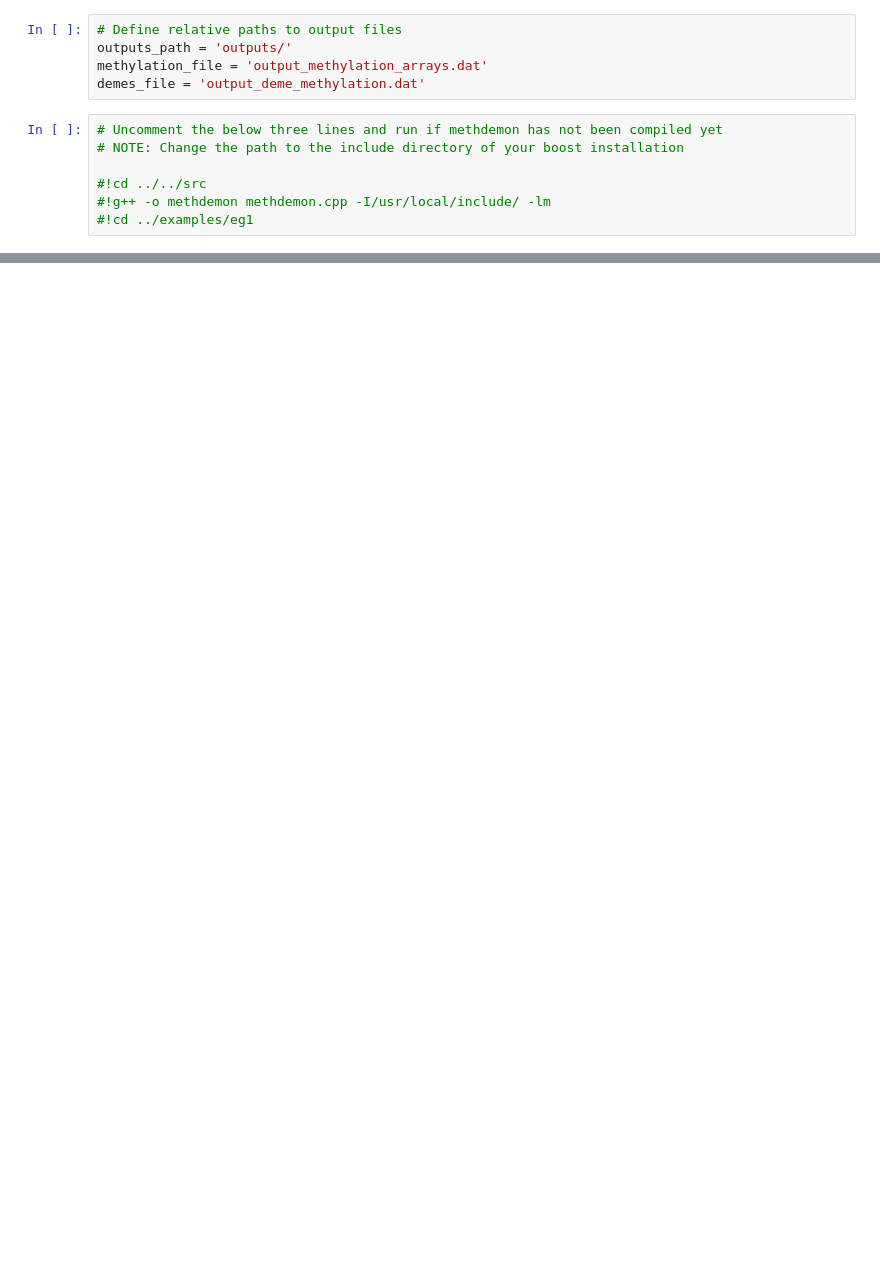
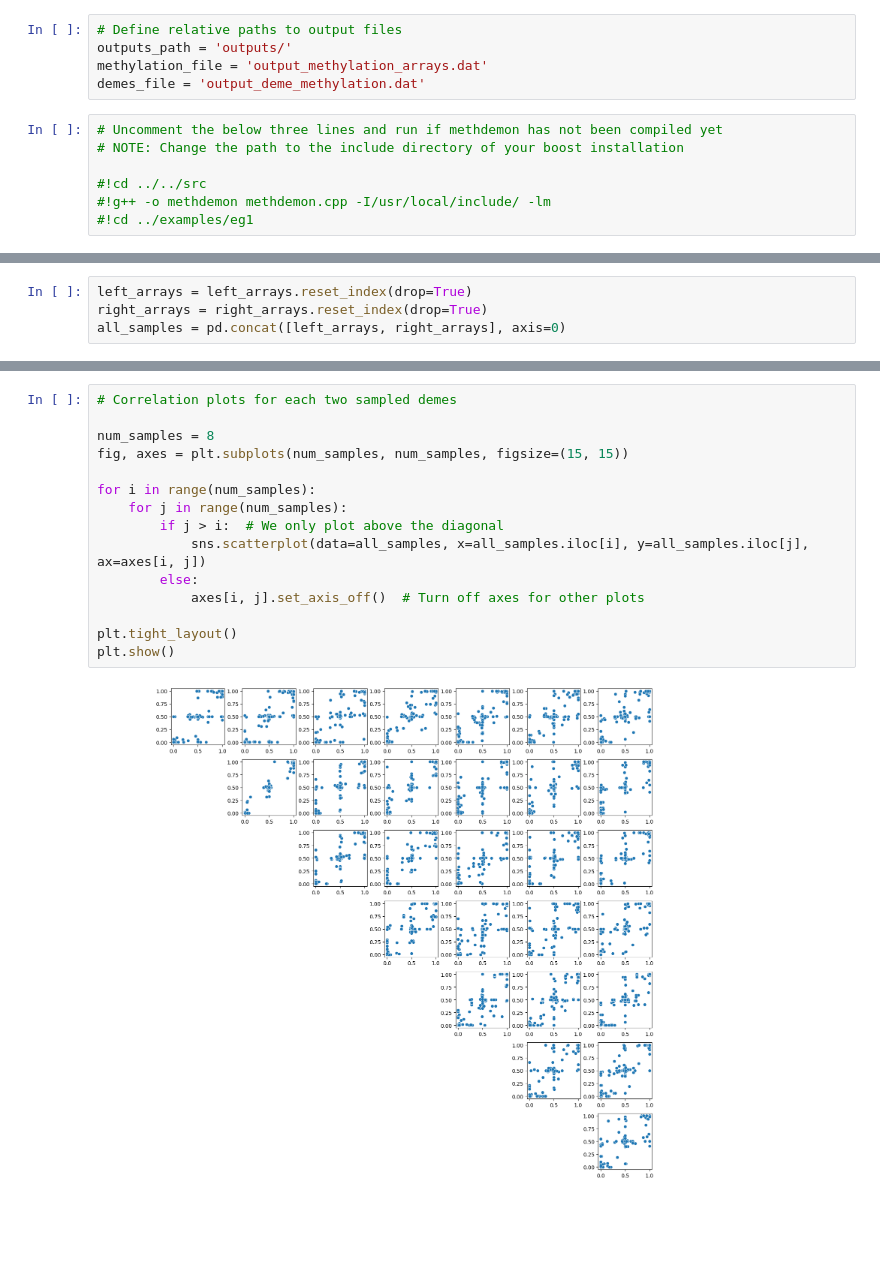
Before and after one commit to robjohnnoble/demon_model, a Jupyter notebook: examples/eg1/eg1.ipynb, the cells around one changed output, grey strips where cells are left out. Drawn from its saved outputs; the diff is of its cells as text; blank space fills up the shorter version.

```diff
--- a/examples/eg1/eg1.ipynb
+++ b/examples/eg1/eg1.ipynb
@@ -57,0 +113,4 @@ Text(0.5, 1.0, 'Deme 538 methylation histogram')
+# %%
+left_arrays = left_arrays.reset_index(drop=True)
+right_arrays = right_arrays.reset_index(drop=True)
+all_samples = pd.concat([left_arrays, right_arrays], axis=0)
@@ -57,0 +129,17 @@ Text(0.5, 1.0, 'Deme 538 methylation histogram')
+# %%
+# Correlation plots for each two sampled demes
+
+num_samples = 8
+fig, axes = plt.subplots(num_samples, num_samples, figsize=(15, 15))
+
+for i in range(num_samples):
+    for j in range(num_samples):
+        if j > i:  # We only plot above the diagonal
+            sns.scatterplot(data=all_samples, x=all_samples.iloc[i], y=all_samples.iloc[j], ax=axes[i, j])
+        else:
+            axes[i, j].set_axis_off()  # Turn off axes for other plots
+
+plt.tight_layout()
+plt.show()
+# %% [output]
+[figure, added]
```
Also changed, not shown: parts of 14 cells of this notebook, 2 other files.
